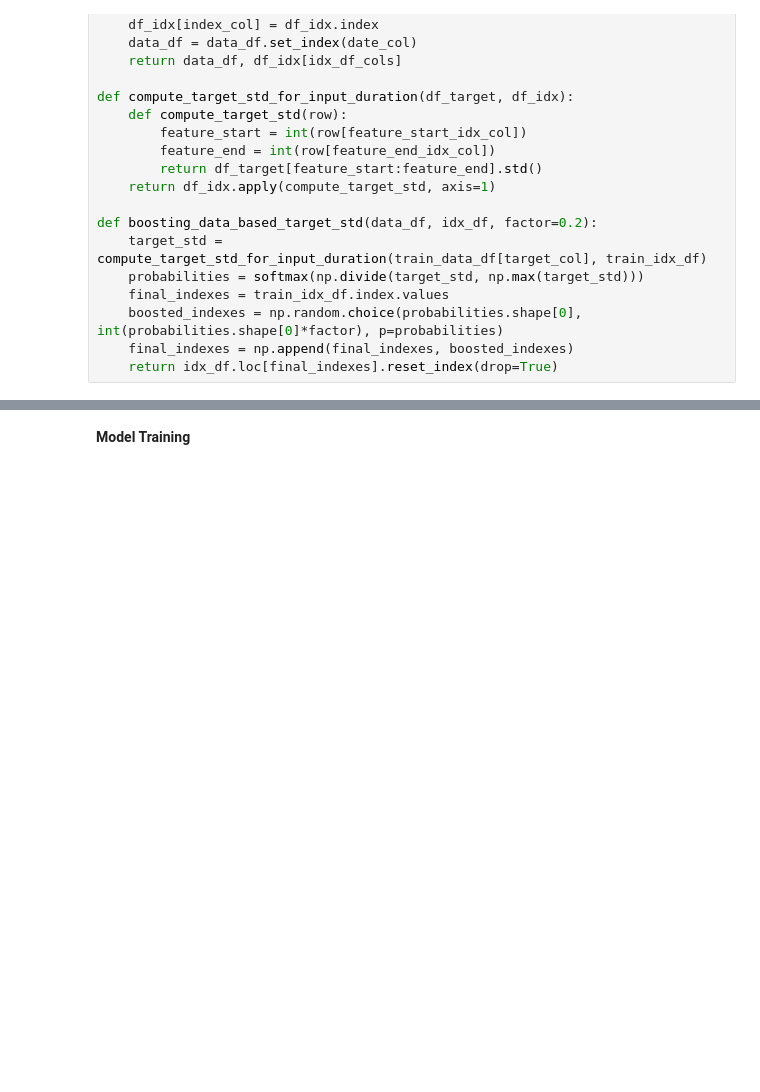
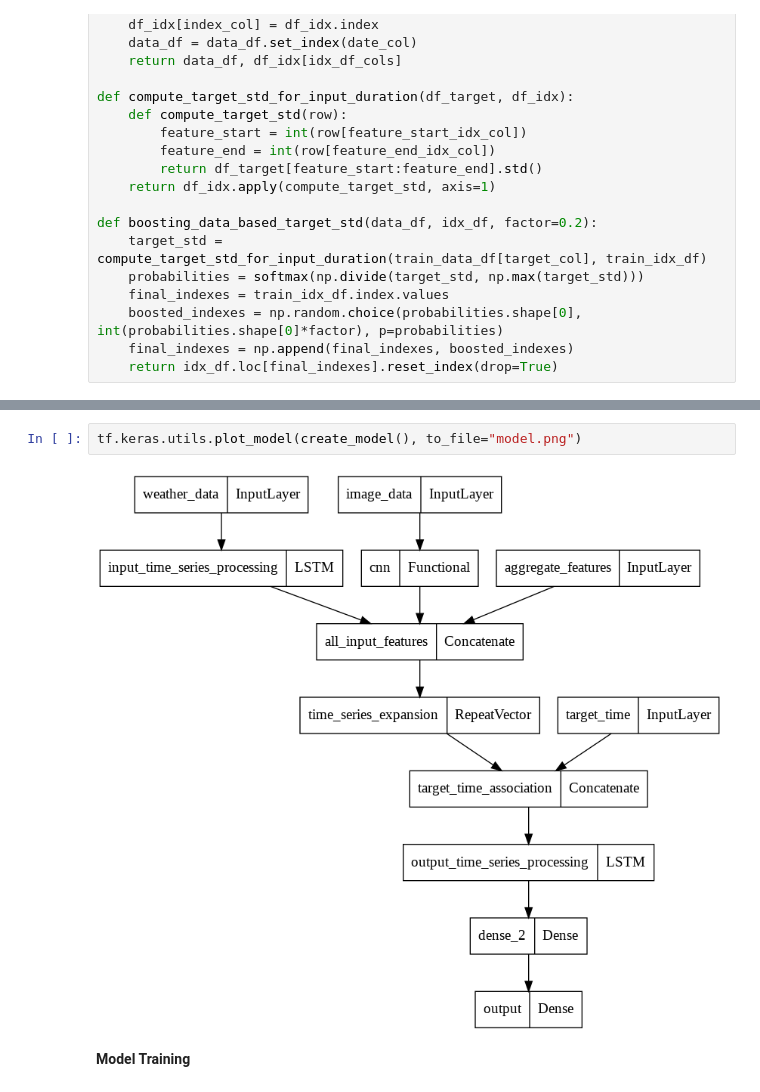
Before and after one commit to dd-open-source/ml-projects, a Jupyter notebook: shell-ai-hackathon-weather-data/Level2/L2_ShellAI_Hackathon_2021-Final.ipynb, the cells around one changed output, grey strips where cells are left out. Drawn from its saved outputs; the diff is of its cells as text; blank space fills up the shorter version.

```diff
--- a/shell-ai-hackathon-weather-data/Level2/L2_ShellAI_Hackathon_2021-Final.ipynb
+++ b/shell-ai-hackathon-weather-data/Level2/L2_ShellAI_Hackathon_2021-Final.ipynb
@@ -511,2 +773,6 @@ Datasets Creation
+# %%
+tf.keras.utils.plot_model(create_model(), to_file="model.png")
+# %% [output]
+[figure, added]
 # %% [markdown]
 **Model Training**
```
Also changed, not shown: parts of 51 cells of this notebook.
